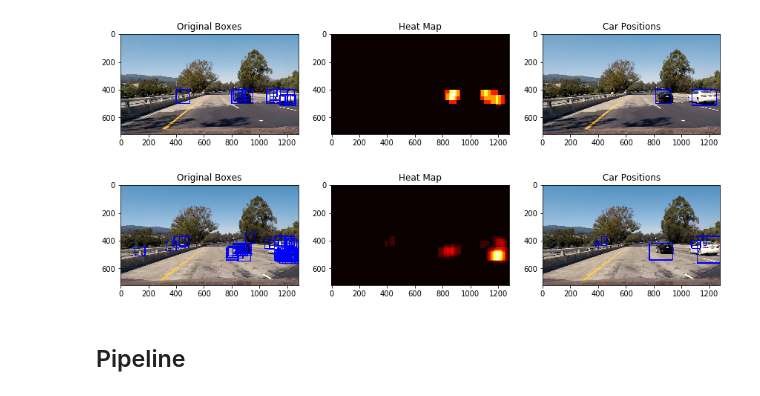
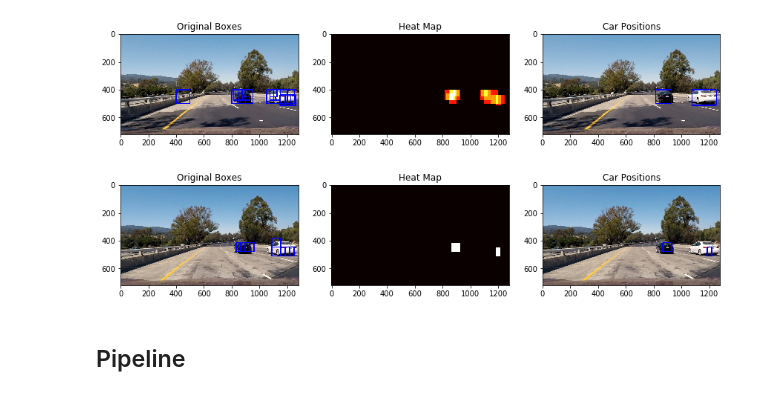
Before and after one commit to gallingern/CarND-Vehicle-Detection, a Jupyter notebook: P5.ipynb, the cells around one changed output. Drawn from its saved outputs; the diff is of its cells as text; code cells hidden in the pictures.

```diff
--- a/P5.ipynb
+++ b/P5.ipynb
@@ -187,7 +187,7 @@ def plot3d(pixels, colors_rgb,
     return ax  # return Axes3D object for further manipulation
 # %%
 # Read a color image
-img = mpimg.imread('test_images/000275.png')
+img = cv2.imread('test_images/000275.png')
 
 # Select a small fraction of pixels to plot by subsampling it
 scale = max(img.shape[0], img.shape[1], 64) / 64  # at most 64 rows and columns
@@ -195,13 +195,13 @@ img_small = cv2.resize(img, (np.int(img.shape[1] / scale), np.int(img.shape[0] /
 
 # Convert subsampled image to desired color space(s)
 img_small_RGB = cv2.cvtColor(img_small, cv2.COLOR_BGR2RGB)  # OpenCV uses BGR, matplotlib likes RGB
-img_small_HSV = cv2.cvtColor(img_small, cv2.COLOR_BGR2HSV)
+img_small_YUV = cv2.cvtColor(img_small, cv2.COLOR_BGR2YUV)
 img_small_rgb = img_small_RGB / 255.  # scaled to [0, 1], only for plotting
 
 # Plot and show
 plot3d(img_small_RGB, img_small_rgb)
 plt.show()
 
-plot3d(img_small_HSV, img_small_rgb, axis_labels=list("HSV"))
+plot3d(img_small_YUV, img_small_rgb, axis_labels=list("YUV"))
 plt.show()
 # %% [output]
@@ -630,7 +630,18 @@ plt.imshow(window_img)
 # %% [markdown]
 ## Search and Classify
 # %%
+def get_hog_features(img, orient, pix_per_cell, cell_per_block, feature_vec=True):
+    features = hog(img, orientations=orient,
+                   pixels_per_cell=(pix_per_cell, pix_per_cell),
+                   cells_per_block=(cell_per_block, cell_per_block),
+                   block_norm= 'L2-Hys',
+                   transform_sqrt=False,
+                   visualise=False, feature_vector=feature_vec)
+    return features
+
 def get_hog_features_cv2(img):
+    img = img.astype(np.uint8)
+
     winSize = (64,64)
     blockSize = (16,16)
     blockStride = (8,8)
@@ -645,6 +656,8 @@ def get_hog_features_cv2(img):
     hog = cv2.HOGDescriptor(winSize,blockSize,blockStride,cellSize,nbins,derivAperture,winSigma,
                             histogramNormType,L2HysThreshold,gammaCorrection,nlevels)
 
+    features = hog.compute(img)
+
     return features
 # %%
 # Define a function to extract features from a list of images
@@ -887,10 +899,11 @@ def search_windows(img, windows):
         #5) Scale extracted features to be fed to classifier
         test_features = scaler.transform(np.array(features).reshape(1, -1))
         #6) Predict using your classifier
-        prediction = clf.predict(test_features)
+        test_prediction = clf.predict(test_features)
+        test_decision = mlp.predict_proba(test_features)
         #7) If positive (prediction == 1) then save the window
-        if prediction == 1:
-            on_windows.append(window)
+        if test_prediction[0] == 1 and test_decision[0][1] >= 0.99:
+            on_windows.append(list(window))
     #8) Return windows for positive detections
     return on_windows
 # %%
@@ -1010,8 +925,0 @@ def find_cars(img):
-# %%
-img = mpimg.imread('test_images/test1.jpg')
-
-box_list = find_cars(img)
-
-out_img = draw_boxes(img, box_list)
-
-plt.imshow(out_img)
@@ -1095,37 +1000,42 @@ fig.tight_layout()
 # %%
 img = mpimg.imread('test_images/test1.jpg')
 
-box_list = find_cars(img)
+img_conv = img.astype(np.float32)/255
+windows = slide_window(img_conv)
+box_list = search_windows(img_conv, windows)
 
 heat = np.zeros_like(img[:,:,0]).astype(np.float)
 
 # Add heat to each box in box list
 heat = add_heat(heat,box_list)
 
+# Threshold
+threshold = 1
+
 # Apply threshold to help remove false positives
-heat = apply_threshold(heat,1)
+heat = apply_threshold(heat,threshold)
 
 # Visualize the heatmap when displaying
 heatmap = np.clip(heat, 0, 255)
 
 # Find final boxes from heatmap using label function
 labels = label(heatmap)
 draw_img1 = draw_boxes(img, box_list)
 draw_img2 = draw_labeled_bboxes(np.copy(img), labels)
 
 fig = plt.figure(figsize=(12,4))
 plt.subplot(131)
 plt.imshow(draw_img1)
 plt.title('Original Boxes')
 plt.subplot(132)
 plt.imshow(heatmap, cmap='hot')
 plt.title('Heat Map')
 plt.subplot(133)
 plt.imshow(draw_img2)
 plt.title('Car Positions')
 fig.tight_layout()
 # %% [output]
-[figure, old version]
+[figure, new version]
 # %% [markdown]
 ## Pipeline
 # %%
```
Also changed, not shown: parts of 15 cells of this notebook, 2 other files.
